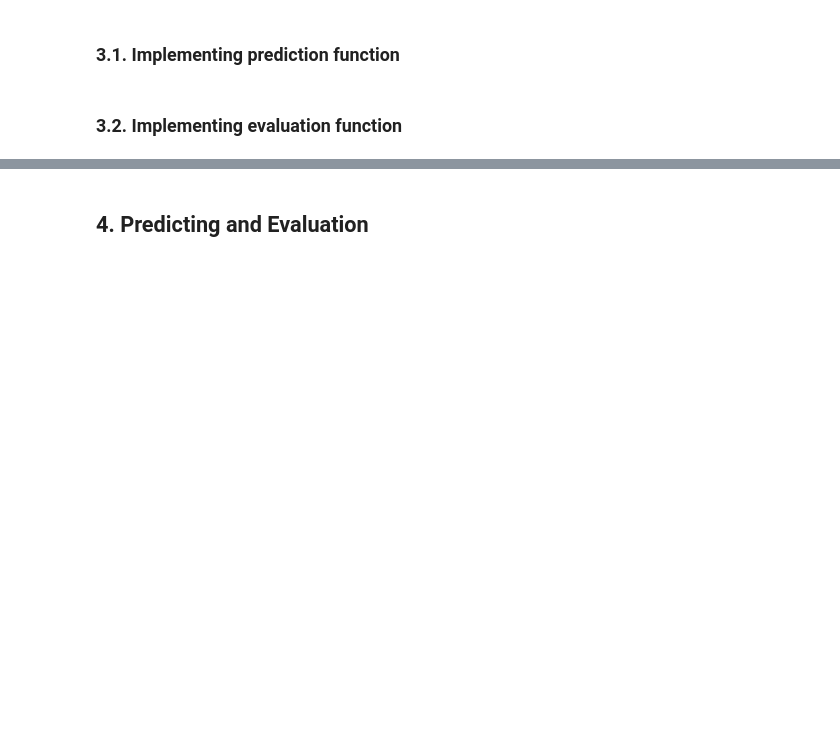
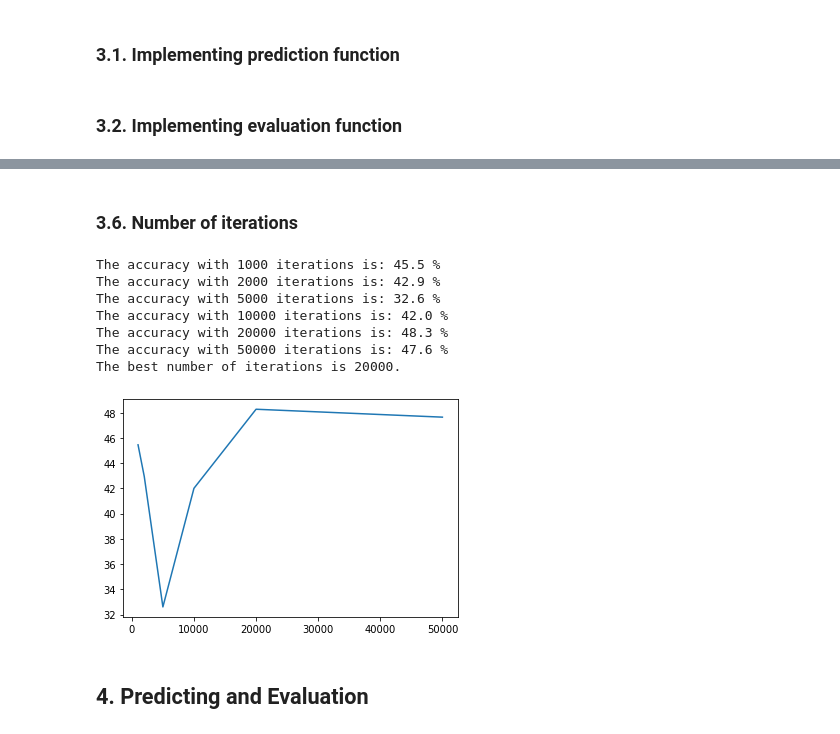
Before and after one commit to mahmoudjahanshahi/DeepLearning, a Jupyter notebook: RedWineQuality/shallowNN.ipynb, the cells around one changed output, grey strips where cells are left out. Cells and saved outputs as stored; diff of their text form; code cells hidden in the pictures; blank space fills up the shorter version.

```diff
--- a/RedWineQuality/shallowNN.ipynb
+++ b/RedWineQuality/shallowNN.ipynb
@@ -300,2 +373,30 @@ plt.plot(test_n_h, accuracy_log)
+# %% [markdown]
+### 3.6. Number of iterations
+# %%
+test_set = (1000,2000,5000,10000,20000,50000)
+accuracy_log = []
+max_accuracy = 0
+best_result = 0
+for i in test_set:
+    parameters = nn_model(X_train, Y_train, n_h = 6, scaling_factor = 0.001, learning_rate = 0.9, num_iterations = i)
+    predictions = predict(parameters, X_cv)
+    accuracy = pred_evaluation(predictions,Y_cv)
+    accuracy_log.append(accuracy)
+    print("The accuracy with %d iterations is: %.1f %% " %(i,accuracy))
+    if accuracy > max_accuracy:
+        max_accuracy = accuracy
+        best_result = i
+
+plt.plot(test_set, accuracy_log)
+print("The best number of iterations is %d." %best_result)
+# %% [output]
+The accuracy with 1000 iterations is: 45.5 %
+The accuracy with 2000 iterations is: 42.9 %
+The accuracy with 5000 iterations is: 32.6 %
+The accuracy with 10000 iterations is: 42.0 %
+The accuracy with 20000 iterations is: 48.3 %
+The accuracy with 50000 iterations is: 47.6 %
+The best number of iterations is 20000.
+[figure, added]
 # %% [markdown]
 ## 4. Predicting and Evaluation
```
Also changed, not shown: parts of 22 cells of this notebook.
